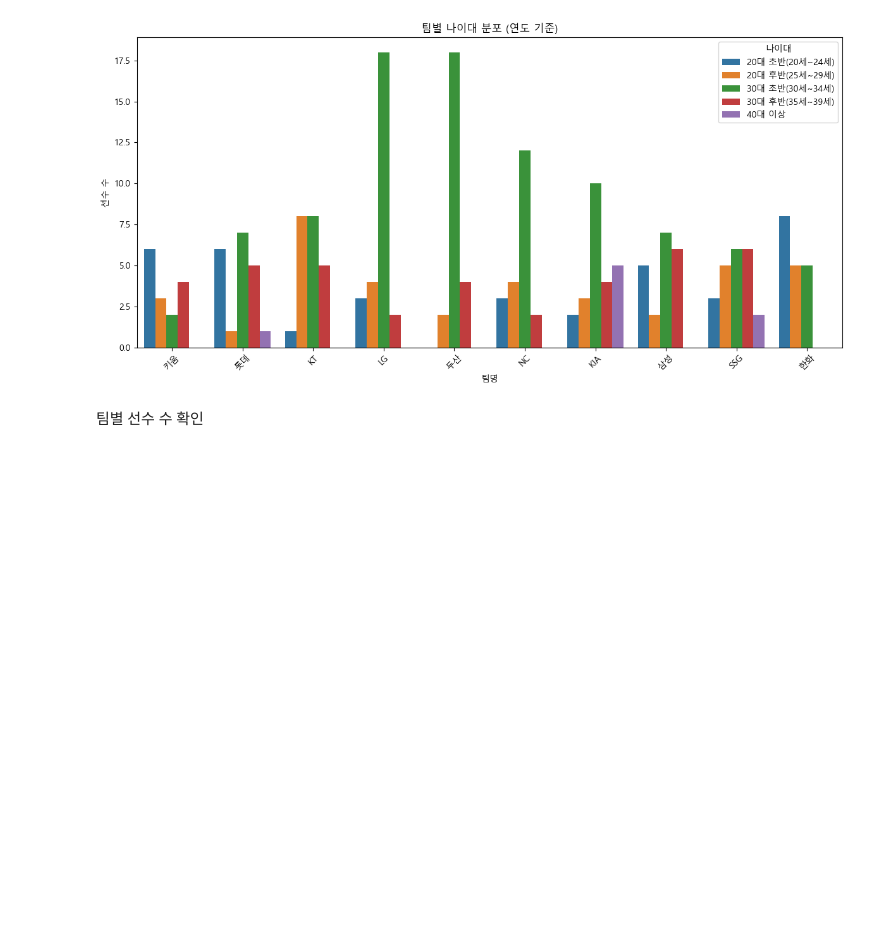
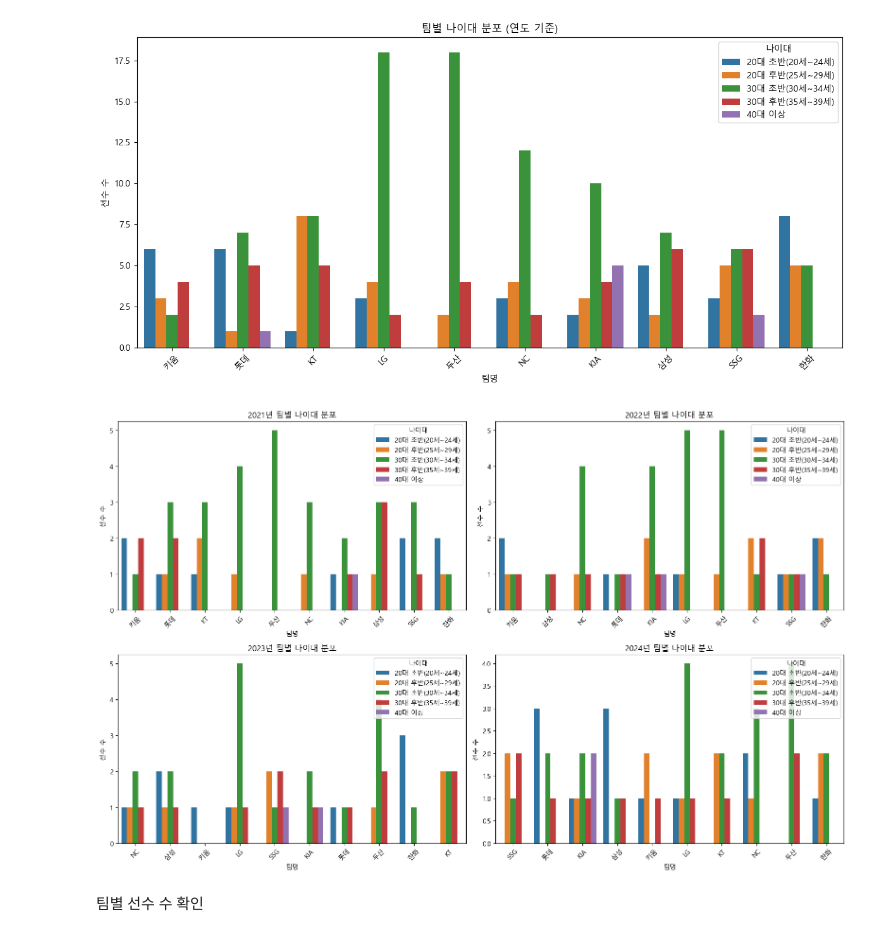
Before and after one commit to Seonyeol-Jeong/KBO_analysis, a Jupyter notebook: 변수.ipynb, the cells around one changed output. Cells and saved outputs as stored; diff of their text form; code cells hidden in the pictures; blank space fills up the shorter version.

```diff
--- a/변수.ipynb
+++ b/변수.ipynb
@@ -356,6 +356,37 @@ plt.tight_layout()
 plt.show()
 # %% [output]
 [figure]
+# %%
+import pandas as pd
+import matplotlib.pyplot as plt
+import seaborn as sns
+
+# 나이 및 나이대 계산
+df['나이'] = df['연도'] - df['출생연도']
+df['나이대'] = pd.cut(
+    df['나이'],
+    bins=[0, 24, 29, 34, 39, 100],
+    labels=['20대 초반(20세~24세)', '20대 후반(25세~29세)', '30대 초반(30세~34세)', '30대 후반(35세~39세)', '40대 이상']
+)
+
+# 연도별 subplot 그리기
+years = sorted(df['연도'].unique())
+n_years = len(years)
+
+plt.figure(figsize=(16, 10))
+for i, year in enumerate(years):
+    plt.subplot(2, 2, i + 1)
+    sns.countplot(data=df[df['연도'] == year], x='팀명', hue='나이대')
+    plt.title(f'{year}년 팀별 나이대 분포')
+    plt.xlabel('팀명')
+    plt.ylabel('선수 수')
+    plt.xticks(rotation=45)
+    plt.legend(title='나이대', loc='upper right')
+
+plt.tight_layout()
+plt.show()
+# %% [output]
+[figure, added]
 # %% [markdown]
 팀별 선수 수 확인
 # %%
```
Also changed, not shown: parts of 1 cell of this notebook, 1 other file.
